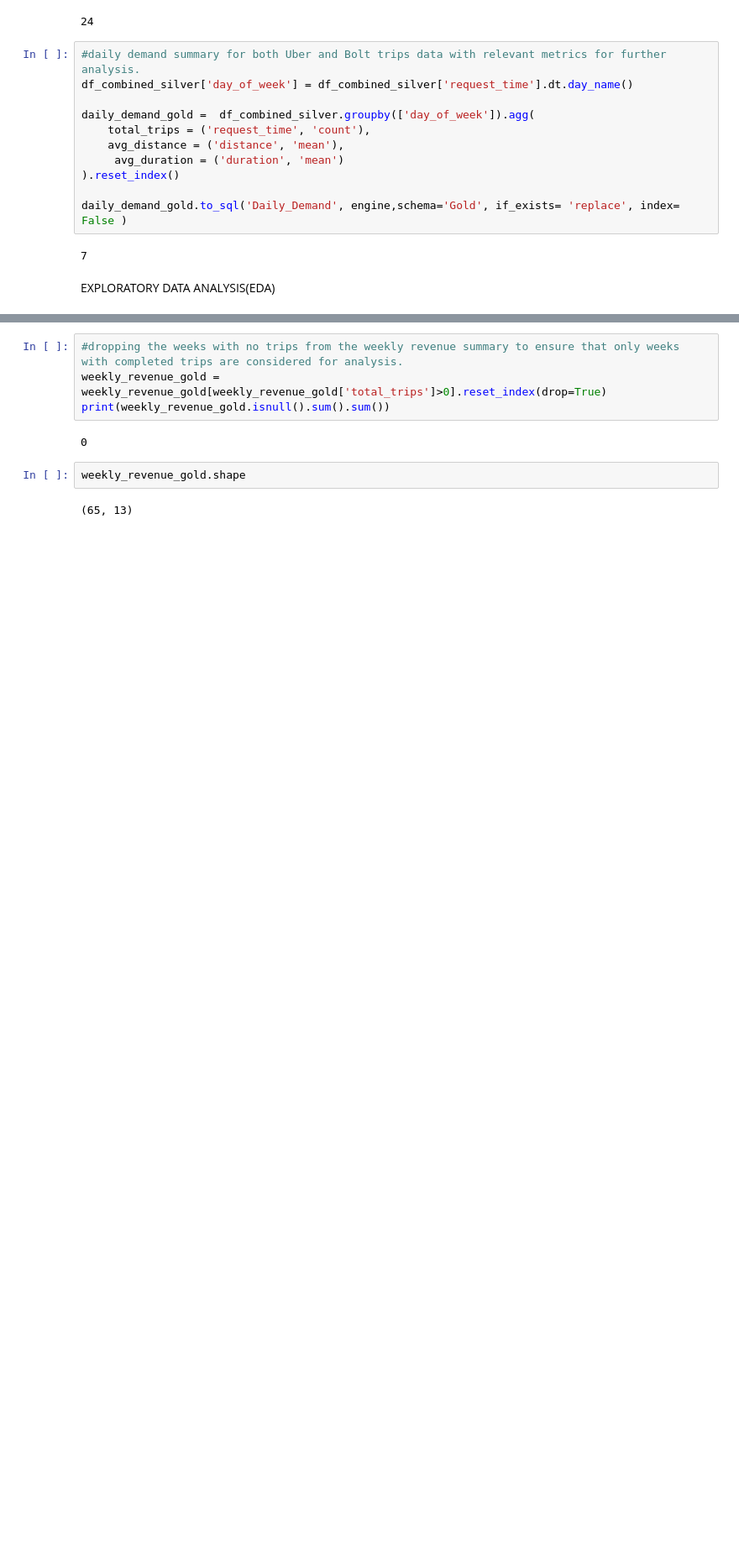
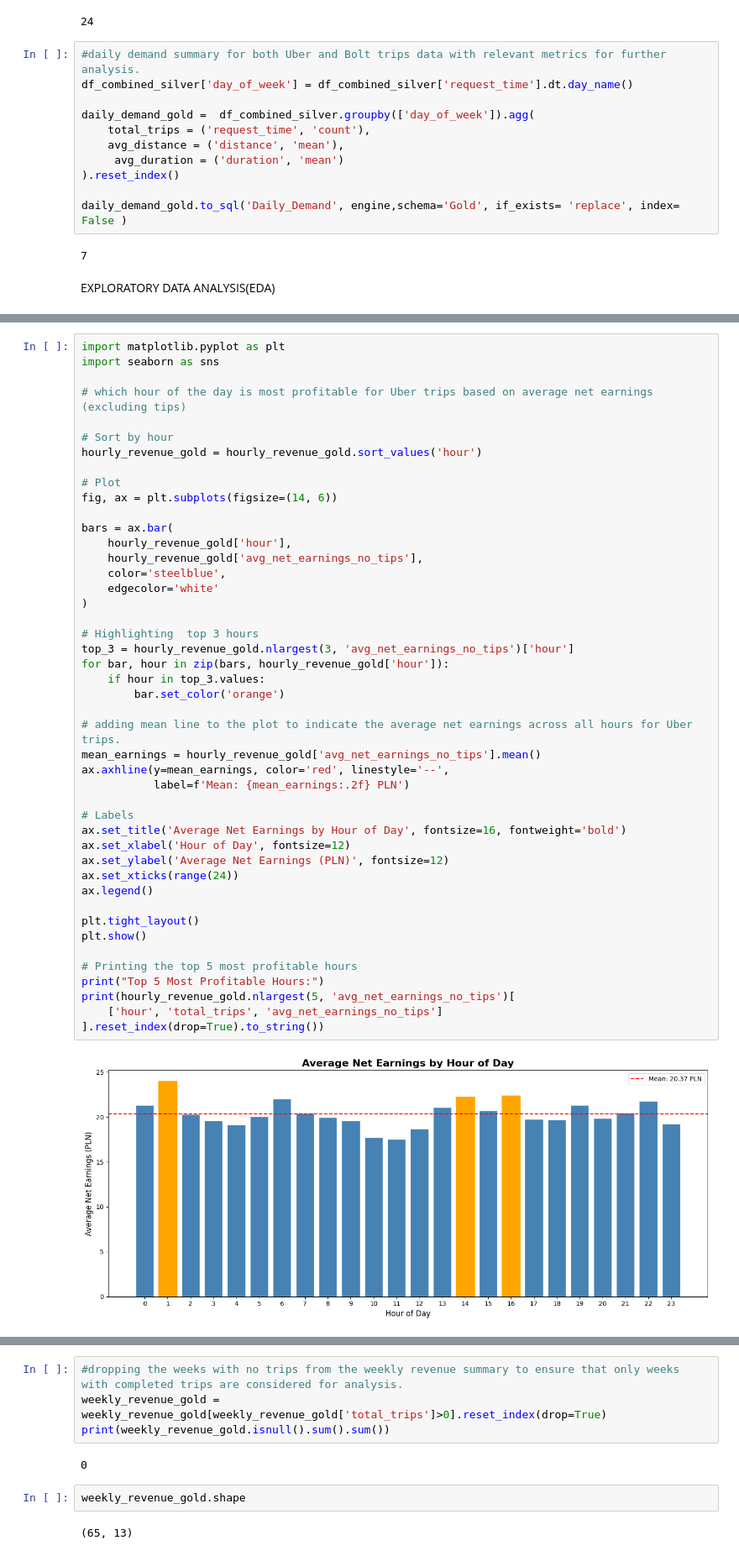
Before and after one commit to lamoski/RideMetrics, a Jupyter notebook: working_file.ipynb, the cells around one changed output, grey strips where cells are left out. Shown at 84% size. Drawn from its saved outputs; the diff is of its cells as text; blank space fills up the shorter version.

Commit message:
2026-07-14: EDA progress — Q1 to Q5 complete, charts and findings documented

```diff
--- a/working_file.ipynb
+++ b/working_file.ipynb
@@ -430,0 +455,47 @@ EXPLORATORY DATA ANALYSIS(EDA)
+# %%
+import matplotlib.pyplot as plt
+import seaborn as sns
+
+# which hour of the day is most profitable for Uber trips based on average net earnings (excluding tips)
+
+# Sort by hour
+hourly_revenue_gold = hourly_revenue_gold.sort_values('hour')
+
+# Plot
+fig, ax = plt.subplots(figsize=(14, 6))
+
+bars = ax.bar(
+    hourly_revenue_gold['hour'],
+    hourly_revenue_gold['avg_net_earnings_no_tips'],
+    color='steelblue',
+    edgecolor='white'
+)
+
+# Highlighting  top 3 hours
+top_3 = hourly_revenue_gold.nlargest(3, 'avg_net_earnings_no_tips')['hour']
+for bar, hour in zip(bars, hourly_revenue_gold['hour']):
+    if hour in top_3.values:
+        bar.set_color('orange')
+
+# adding mean line to the plot to indicate the average net earnings across all hours for Uber trips.
+mean_earnings = hourly_revenue_gold['avg_net_earnings_no_tips'].mean()
+ax.axhline(y=mean_earnings, color='red', linestyle='--',
+           label=f'Mean: {mean_earnings:.2f} PLN')
+
+# Labels
+ax.set_title('Average Net Earnings by Hour of Day', fontsize=16, fontweight='bold')
+ax.set_xlabel('Hour of Day', fontsize=12)
+ax.set_ylabel('Average Net Earnings (PLN)', fontsize=12)
+ax.set_xticks(range(24))
+ax.legend()
+
+plt.tight_layout()
+plt.show()
+
+# Printing the top 5 most profitable hours
+print("Top 5 Most Profitable Hours:")
+print(hourly_revenue_gold.nlargest(5, 'avg_net_earnings_no_tips')[
+    ['hour', 'total_trips', 'avg_net_earnings_no_tips']
+].reset_index(drop=True).to_string())
+# %% [output]
+[figure, added]
```
Also changed, not shown: parts of 23 cells of this notebook, 1 other file.
